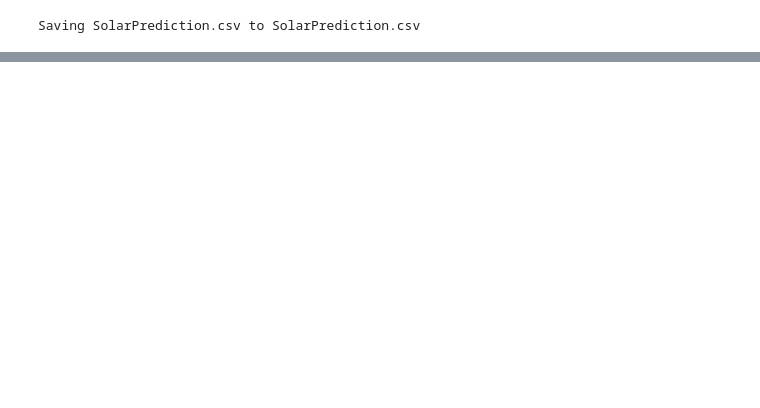
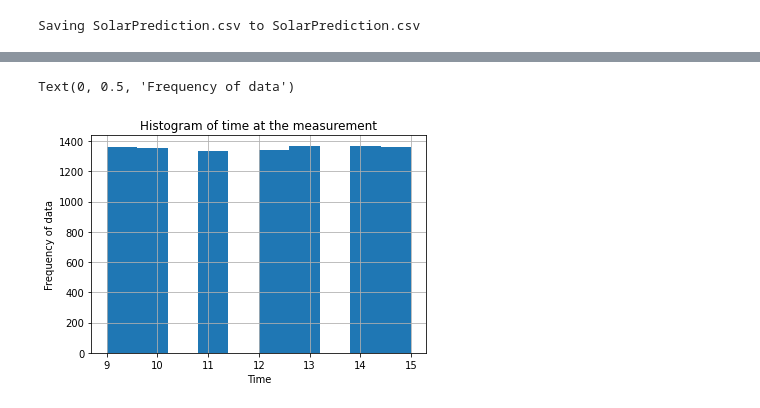
Before and after one commit to DiFve/Solar-radiation-data-analysis, a Jupyter notebook: Prob_Stat.ipynb, the cells around one changed output, grey strips where cells are left out. Saved outputs shown, nothing was run; the diff lists cells and outputs as text; code cells hidden in the pictures; blank space fills up the shorter version.

```diff
--- a/Prob_Stat.ipynb
+++ b/Prob_Stat.ipynb
@@ -40,7 +47,9 @@ del df["WindDirection(Degrees)"]
 del df["Speed"]
 del df["TimeSunRise"]
 del df["TimeSunSet"]
-df = df.drop(df.index[3500:],axis=0)
+# df = df.drop(df.index[3500:],axis=0)
+df['Time'] = pd.to_datetime(df['Time'])
+df = df.loc[((df['Time'].dt.time >= time(9,00)) & (df['Time'].dt.time <= time(16,00)))]
 df.info()
 # %% [output]
 <class 'pandas.core.frame.DataFrame'>
@@ -392,0 +185,9 @@ plt.legend()
+# %%
+# Make histogram of time
+df['Time'].dt.hour.hist()
+plt.title("Histogram of time at the measurement")
+plt.xlabel("Time")
+plt.ylabel("Frequency of data")
+# %% [output]
+Text(0, 0.5, 'Frequency of data')
+[figure, added]
```
Also changed, not shown: parts of 72 cells of this notebook.
